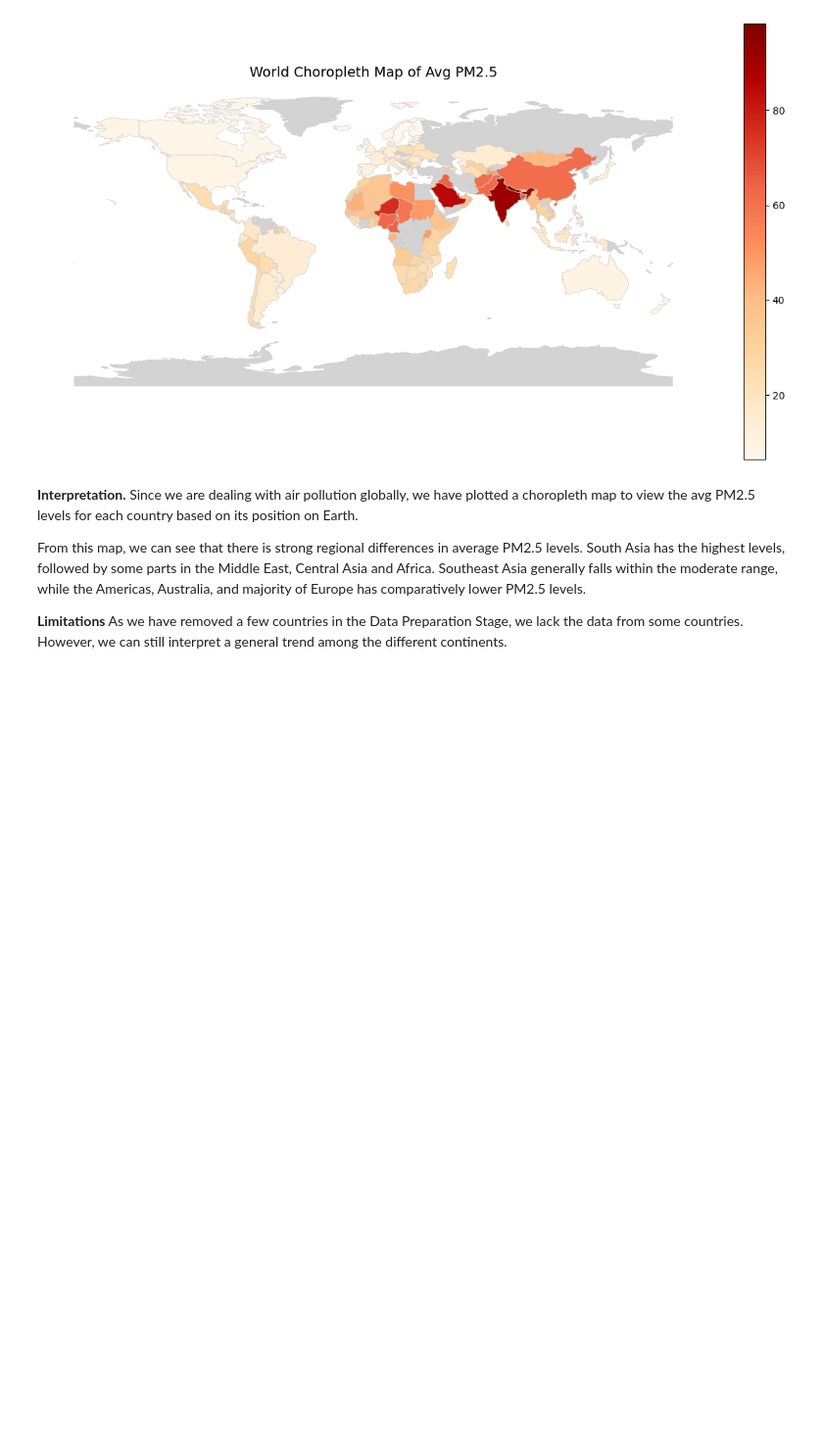
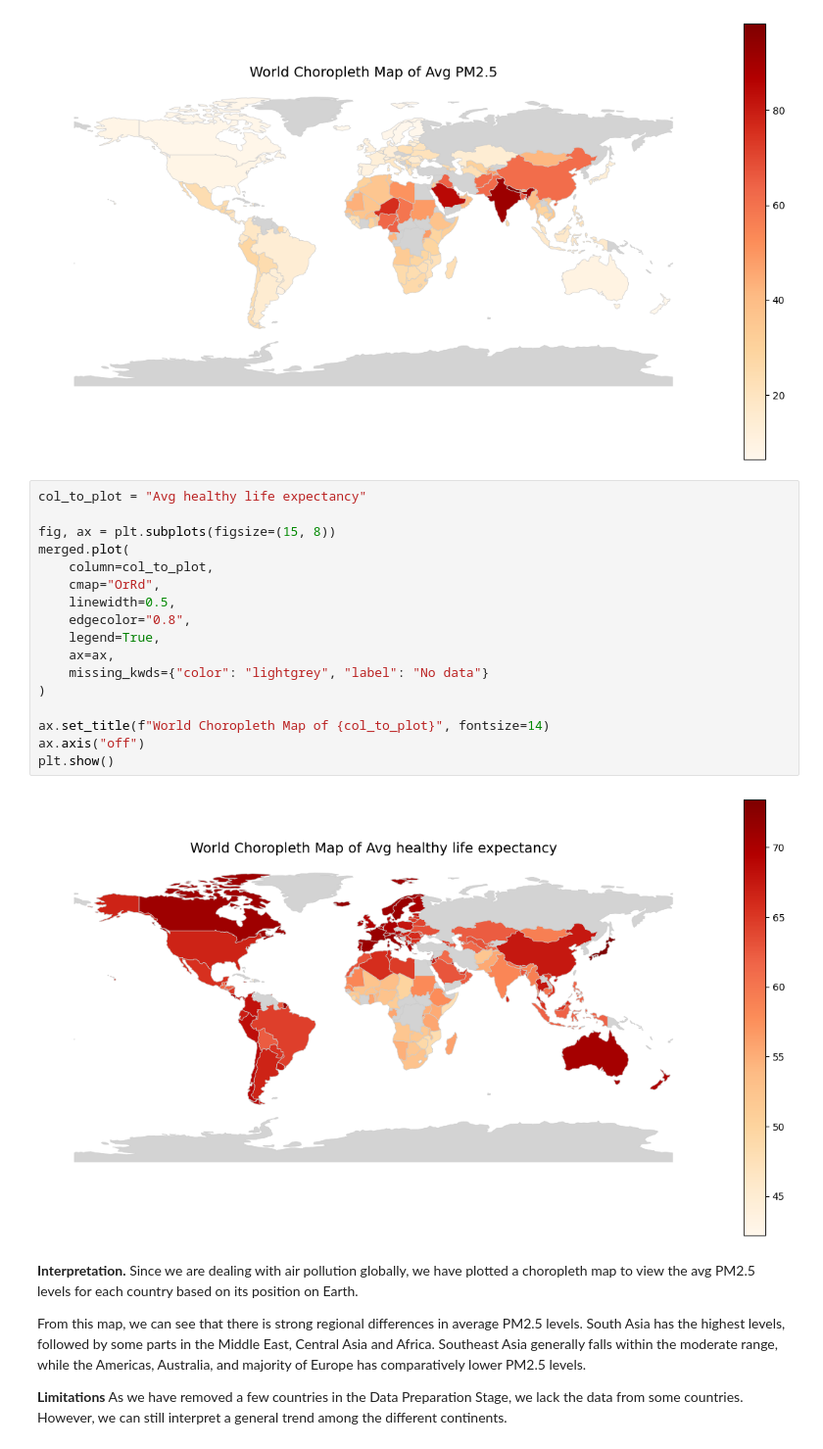
Before and after one commit to JayHaych/SC3021-Data-Science-Fundamental-Group-Project, a Jupyter notebook: Group4_SDAA_notebook.ipynb, the cells around one changed output. Shown at 98% size. Drawn from its saved outputs; the diff is of its cells as text; blank space fills up the shorter version.

```diff
--- a/Group4_SDAA_notebook.ipynb
+++ b/Group4_SDAA_notebook.ipynb
@@ -1682,6 +1688,25 @@ ax.axis("off")
 plt.show()
 # %% [output]
 [figure]
+# %%
+col_to_plot = "Avg healthy life expectancy"
+
+fig, ax = plt.subplots(figsize=(15, 8))
+merged.plot(
+    column=col_to_plot,
+    cmap="OrRd",
+    linewidth=0.5,
+    edgecolor="0.8",
+    legend=True,
+    ax=ax,
+    missing_kwds={"color": "lightgrey", "label": "No data"}
+)
+
+ax.set_title(f"World Choropleth Map of {col_to_plot}", fontsize=14)
+ax.axis("off")
+plt.show()
+# %% [output]
+[figure, added]
 # %% [markdown]
 **Interpretation.** Since we are dealing with air pollution globally, we have plotted a choropleth map to view the avg PM2.5 levels for each country based on its position on Earth.
 
```
Also changed, not shown: parts of 9 cells of this notebook.
